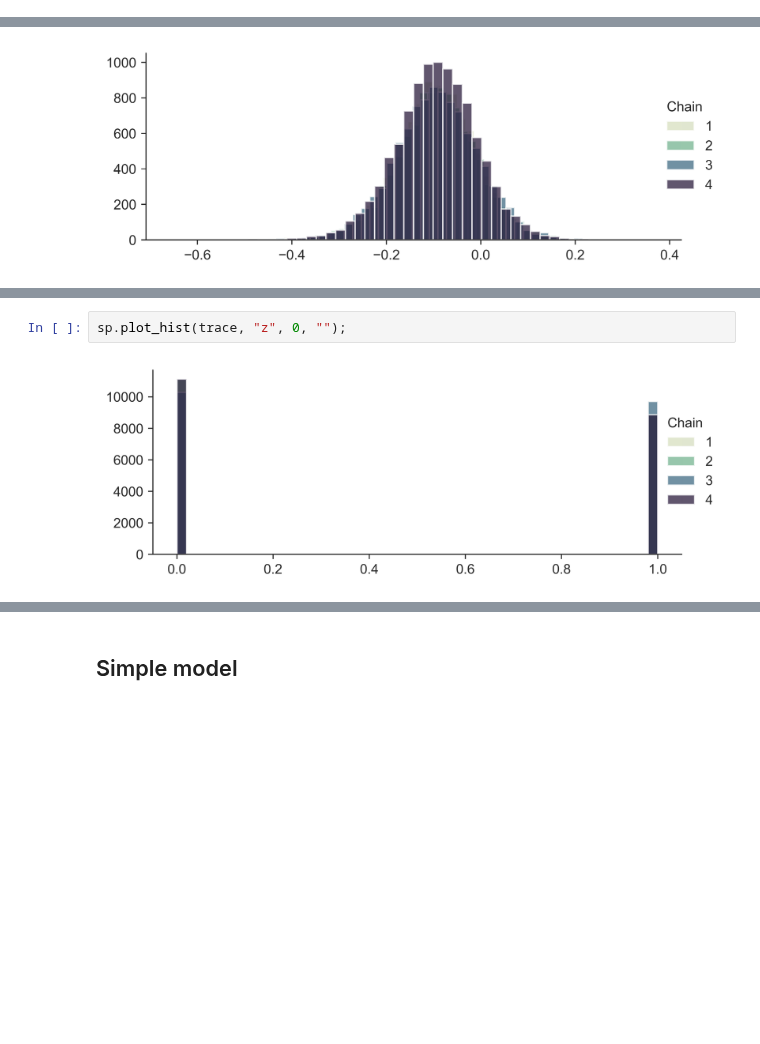
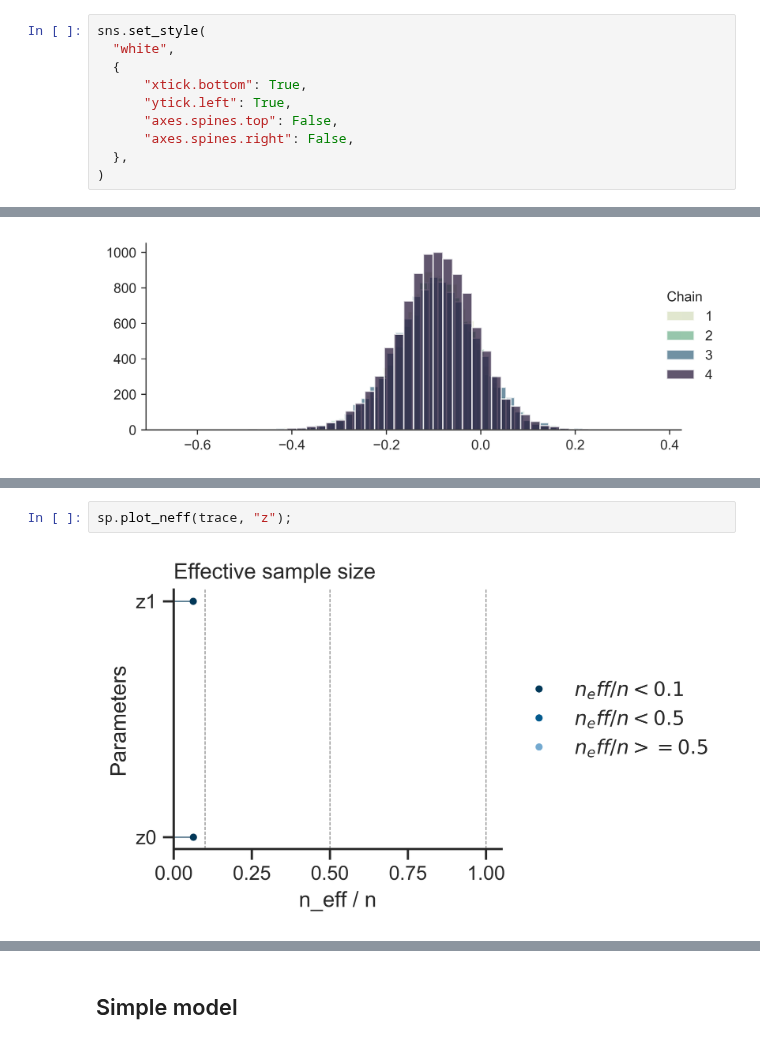
Before and after one commit to cbg-ethz/shm, a Jupyter notebook: analysis/07-plot_traces.ipynb, the cells around one changed output, grey strips where cells are left out. Drawn from its saved outputs; the diff is of its cells as text; blank space fills up the shorter version.

```diff
--- a/analysis/07-plot_traces.ipynb
+++ b/analysis/07-plot_traces.ipynb
@@ -22,3 +25,13 @@ Populating the interactive namespace from numpy and matplotlib
+# %%
+sns.set_style(
+  "white",
+  {
+      "xtick.bottom": True,
+      "ytick.left": True,
+      "axes.spines.top": False,
+      "axes.spines.right": False,
+  },
+)
 # %% [markdown]
 # Small models
 # %%
@@ -171,5 +209,5 @@ sp.plot_hist(trace, "gamma", 1, "");
 # %%
-sp.plot_hist(trace, "z", 0, "");
+sp.plot_neff(trace, "z");
 # %% [output]
-[figure, old version]
+[figure, new version]
 # %%
```
Also changed, not shown: parts of 11 cells of this notebook, 3 other files.
